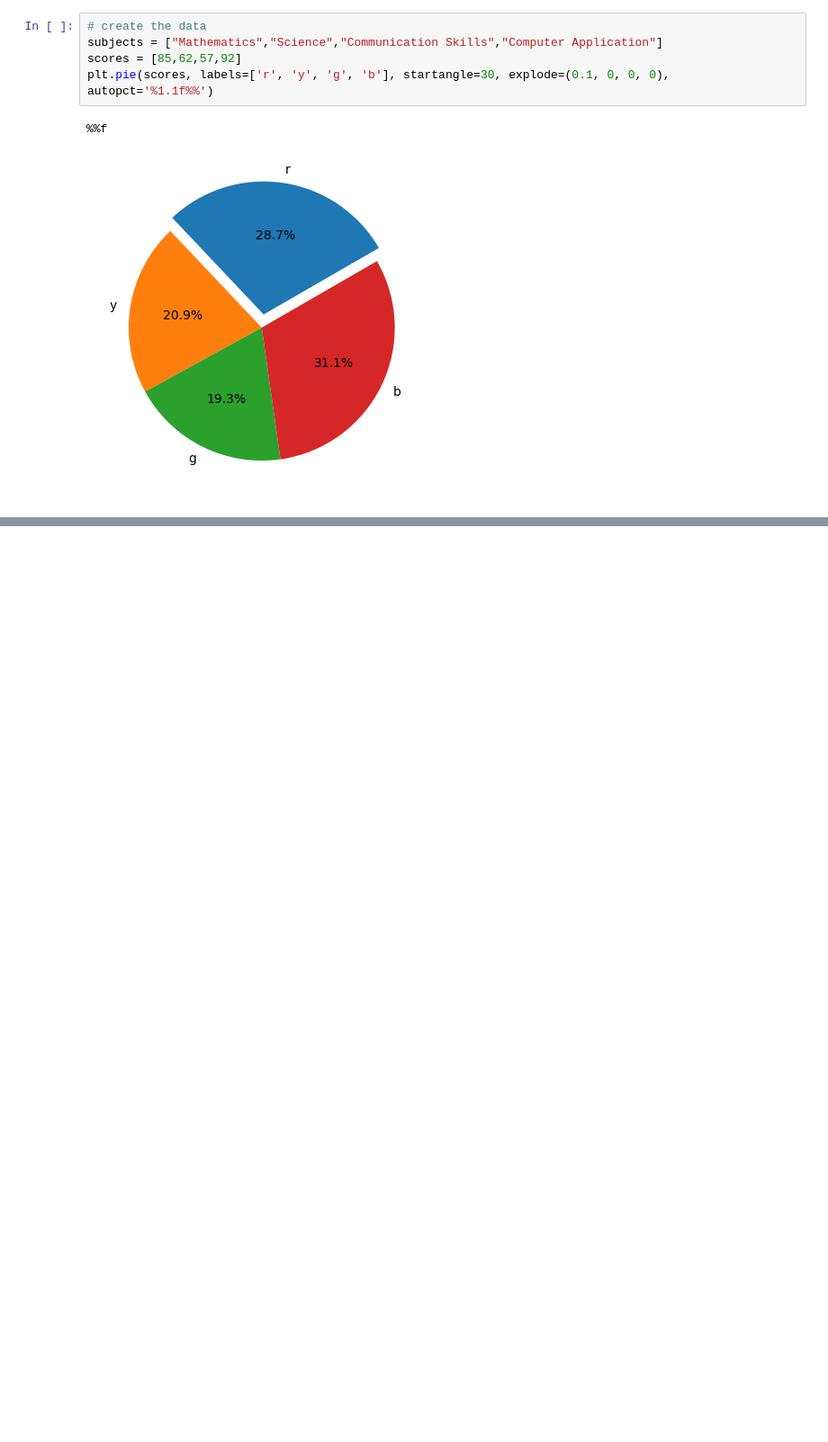
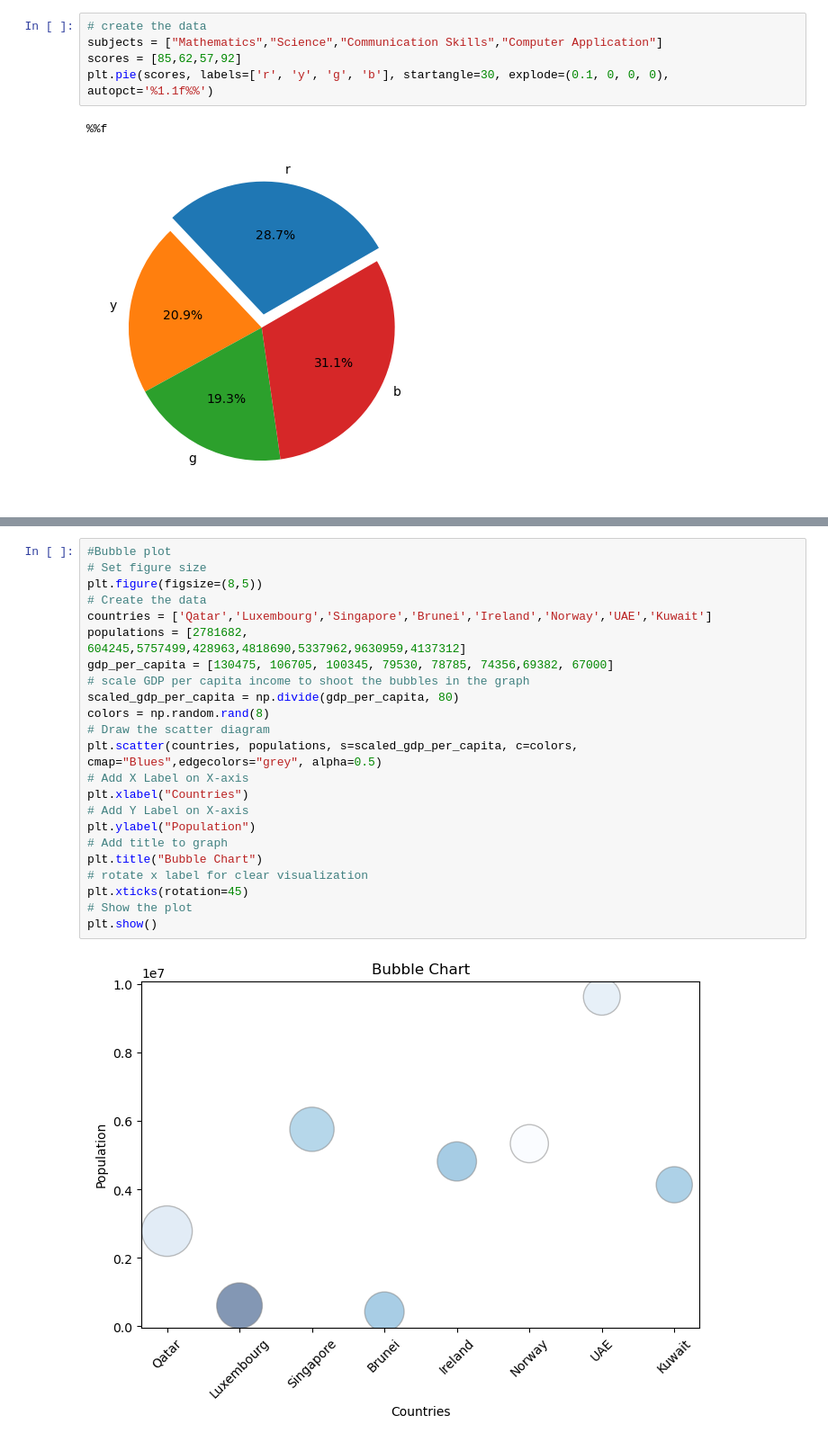
Before and after one commit to rabobahago/Python_ML_Data_Science, a Jupyter notebook: data_analyst/matplotlib/main.ipynb, the cells around one changed output, grey strips where cells are left out. Shown: that part at 90% size. Cells and saved outputs as stored; diff of their text form; blank space fills up the shorter version.

```diff
--- a/data_analyst/matplotlib/main.ipynb
+++ b/data_analyst/matplotlib/main.ipynb
@@ -46,0 +63,27 @@ plt.pie(scores, labels=['r', 'y', 'g', 'b'], startangle=30, explode=(0.1, 0, 0,
+# %%
+#Bubble plot
+# Set figure size
+plt.figure(figsize=(8,5))
+# Create the data
+countries = ['Qatar','Luxembourg','Singapore','Brunei','Ireland','Norway','UAE','Kuwait']
+populations = [2781682,
+604245,5757499,428963,4818690,5337962,9630959,4137312]
+gdp_per_capita = [130475, 106705, 100345, 79530, 78785, 74356,69382, 67000]
+# scale GDP per capita income to shoot the bubbles in the graph
+scaled_gdp_per_capita = np.divide(gdp_per_capita, 80)
+colors = np.random.rand(8)
+# Draw the scatter diagram
+plt.scatter(countries, populations, s=scaled_gdp_per_capita, c=colors,
+cmap="Blues",edgecolors="grey", alpha=0.5)
+# Add X Label on X-axis
+plt.xlabel("Countries")
+# Add Y Label on X-axis
+plt.ylabel("Population")
+# Add title to graph
+plt.title("Bubble Chart")
+# rotate x label for clear visualization
+plt.xticks(rotation=45)
+# Show the plot
+plt.show()
+# %% [output]
+[figure, added]
```
Also changed, not shown: parts of 1 cell of this notebook, 2 other files.
